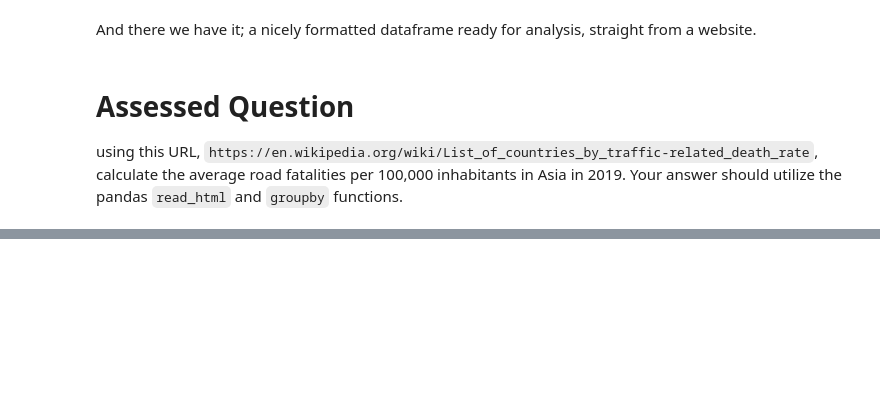
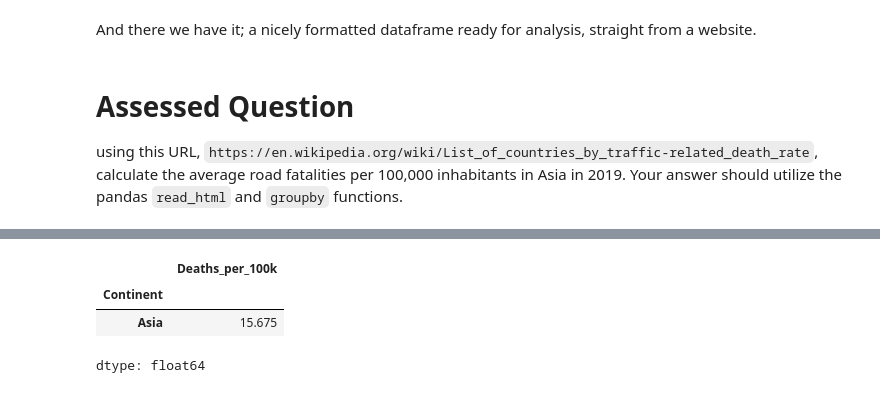
Before and after one commit to maddieporte/QM2, a Jupyter notebook: notebooks/W02. Pandas.ipynb, the cells around one changed output, grey strips where cells are left out. Drawn from its saved outputs; the diff is of its cells as text; code cells hidden in the pictures; blank space fills up the shorter version.

```diff
--- a/notebooks/W02. Pandas.ipynb
+++ b/notebooks/W02. Pandas.ipynb
@@ -472,0 +421,40 @@ using this URL, `https://en.wikipedia.org/wiki/List_of_countries_by_traffic-rela
+# %%
+import pandas as pd
+from io import StringIO
+import requests
+
+url = "https://en.wikipedia.org/wiki/List_of_countries_by_traffic-related_death_rate"
+
+# Add a browser-like User-Agent
+html = requests.get(
+    url,
+    headers={"User-Agent": "Mozilla/5.0"}
+).text
+
+# Read tables from the HTML string
+tables = pd.read_html(StringIO(html))
+
+# First table contains the data
+df = tables[0]
+
+# Rename and clean columns
+df = df.rename(columns={
+    'Per 100,000 inhabitants[7][1][8]': 'Deaths_per_100k'
+})
+
+df['Deaths_per_100k'] = pd.to_numeric(df['Deaths_per_100k'], errors='coerce')
+df['Date[b]'] = pd.to_numeric(df['Date[b]'], errors='coerce')
+
+# Filter Asia, 2019
+asia_2019 = df[
+    (df['Continent'] == 'Asia') &
+    (df['Date[b]'] == 2019)
+]
+
+# Group and compute mean
+asia_2019.groupby('Continent')['Deaths_per_100k'].mean()
+# %% [output]
+|  | Deaths_per_100k |
+| Continent |  |
+| Asia | 15.675 |
+dtype: float64
```
Also changed, not shown: parts of 5 cells of this notebook.
